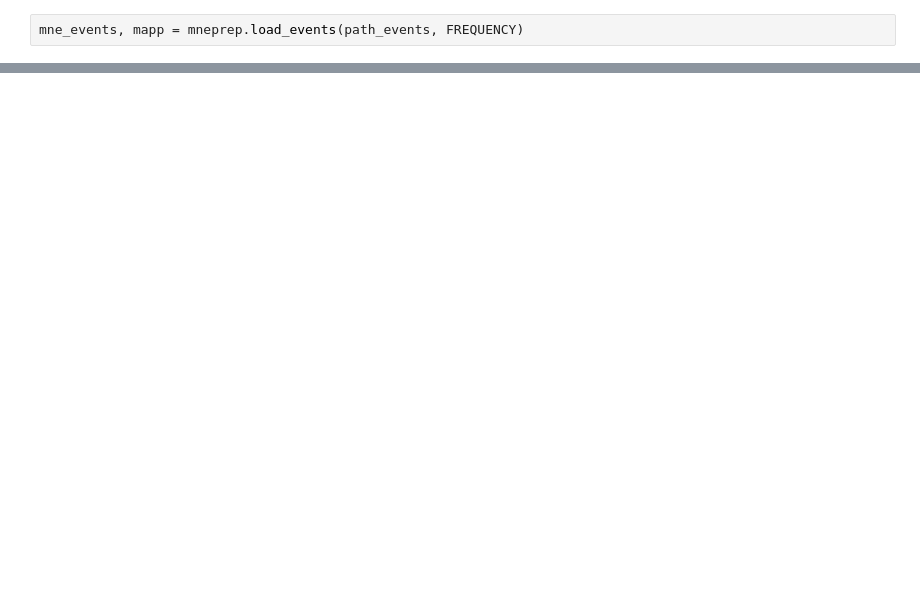
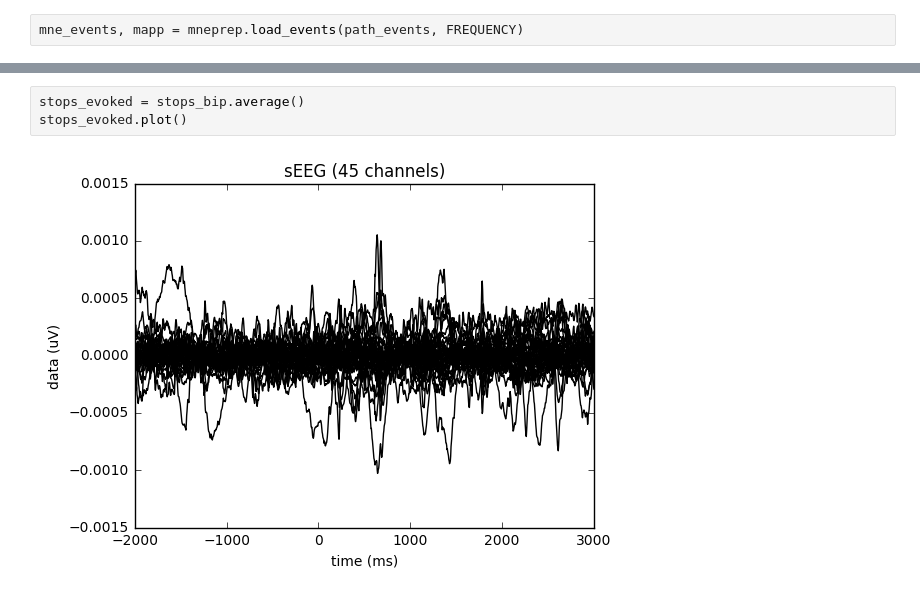
Before and after one commit to hejtmy/iEEG-python, a Jupyter notebook: reports/p126_Unity.ipynb, the cells around one changed output, grey strips where cells are left out. Drawn from its saved outputs; the diff is of its cells as text; blank space fills up the shorter version.

```diff
--- a/reports/p126_Unity.ipynb
+++ b/reports/p126_Unity.ipynb
@@ -26,0 +72,5 @@ mne_events, mapp = mneprep.load_events(path_events, FREQUENCY)
+# %%
+stops_evoked = stops_bip.average()
+stops_evoked.plot()
+# %% [output]
+[figure, added]
```
Also changed, not shown: parts of 10 cells of this notebook, 2 other files.
